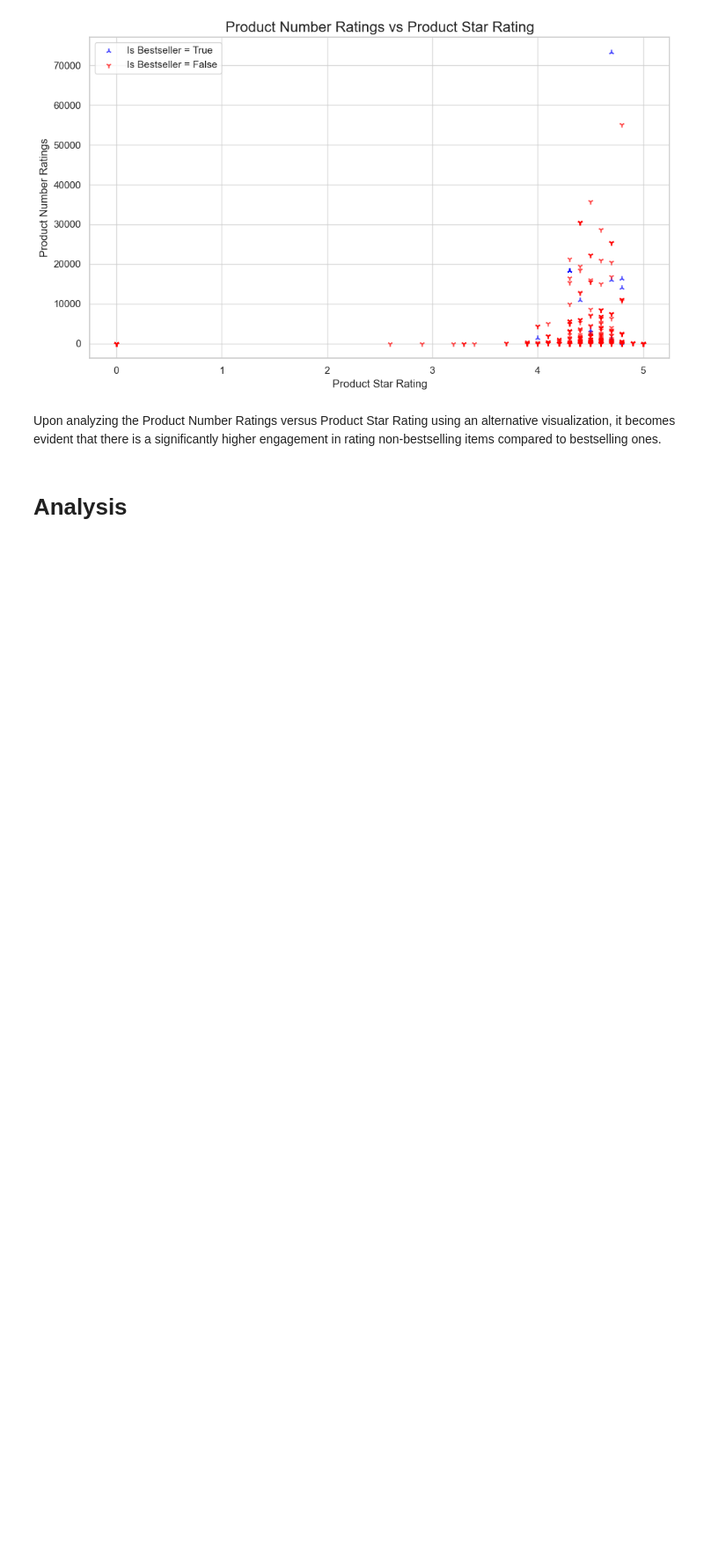
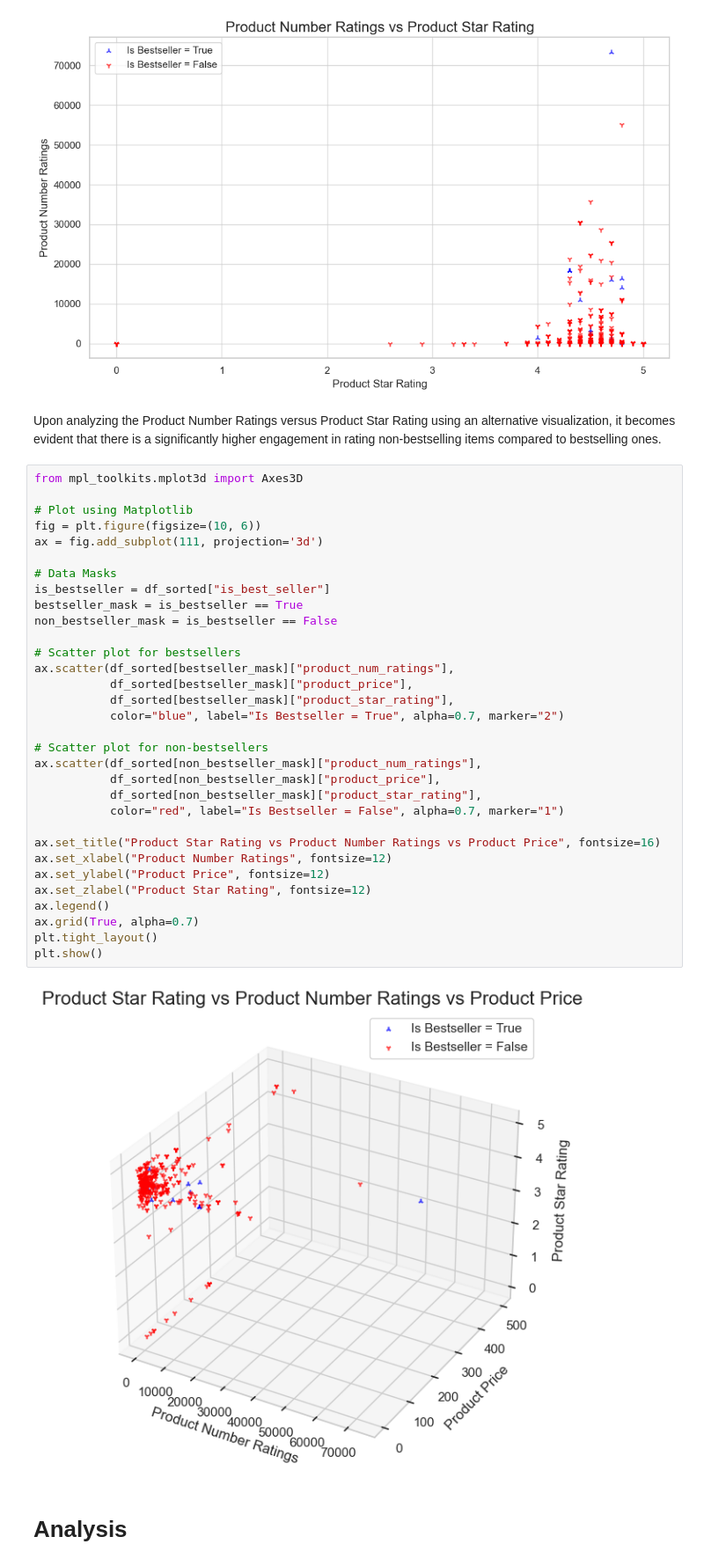
Before and after one commit to Amer4r/amazon_product_reviews_ML, a Jupyter notebook: product_star_rating_vs_product_num_rating.ipynb, the cells around one changed output. Shown at 88% size. Drawn from its saved outputs; the diff is of its cells as text; blank space fills up the shorter version.

Commit message:
Update
Working on building 3d visualizations in order to have a 3rd axis to work with. Begin analysis of each visualization.

```diff
--- a/product_star_rating_vs_product_num_rating.ipynb
+++ b/product_star_rating_vs_product_num_rating.ipynb
@@ -89,5 +91,39 @@ plt.show()
 [figure]
 # %% [markdown]
 Upon analyzing the Product Number Ratings versus Product Star Rating using an alternative visualization, it becomes evident that there is a significantly higher engagement in rating non-bestselling items compared to bestselling ones.
+# %%
+from mpl_toolkits.mplot3d import Axes3D
+
+# Plot using Matplotlib
+fig = plt.figure(figsize=(10, 6))
+ax = fig.add_subplot(111, projection='3d')
+
+# Data Masks
+is_bestseller = df_sorted["is_best_seller"]
+bestseller_mask = is_bestseller == True
+non_bestseller_mask = is_bestseller == False
+
+# Scatter plot for bestsellers
+ax.scatter(df_sorted[bestseller_mask]["product_num_ratings"],
+           df_sorted[bestseller_mask]["product_price"],
+           df_sorted[bestseller_mask]["product_star_rating"],
+           color="blue", label="Is Bestseller = True", alpha=0.7, marker="2")
+
+# Scatter plot for non-bestsellers
+ax.scatter(df_sorted[non_bestseller_mask]["product_num_ratings"],
+           df_sorted[non_bestseller_mask]["product_price"],
+           df_sorted[non_bestseller_mask]["product_star_rating"],
+           color="red", label="Is Bestseller = False", alpha=0.7, marker="1")
+
+ax.set_title("Product Star Rating vs Product Number Ratings vs Product Price", fontsize=16)
+ax.set_xlabel("Product Number Ratings", fontsize=12)
+ax.set_ylabel("Product Price", fontsize=12)
+ax.set_zlabel("Product Star Rating", fontsize=12)
+ax.legend()
+ax.grid(True, alpha=0.7)
+plt.tight_layout()
+plt.show()
+# %% [output]
+[figure, added]
 # %% [markdown]
 # Analysis
```
Also changed, not shown: parts of 2 cells of this notebook, 1 other file.
